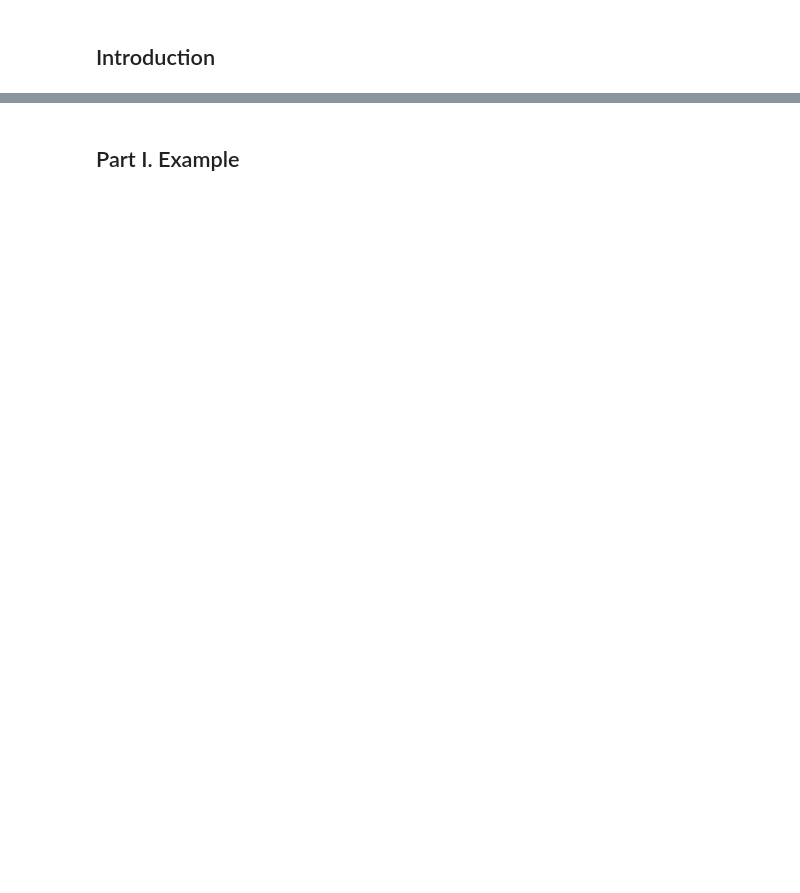
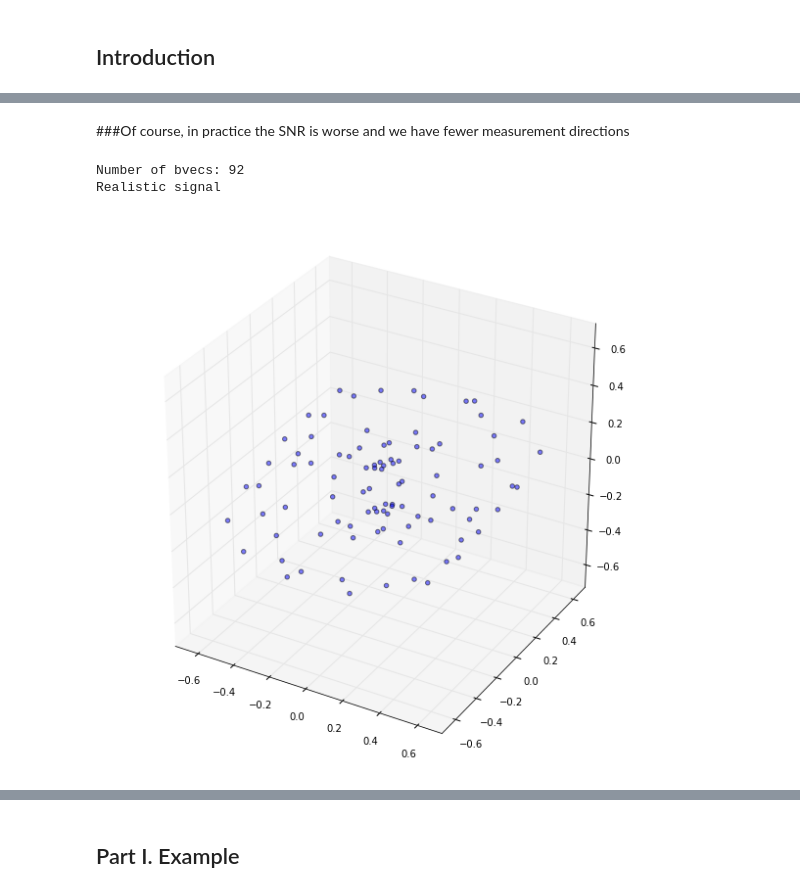
Before and after one commit to snarles/donuts2, a Jupyter notebook: spark/simulations.ipynb, the cells around one changed output, grey strips where cells are left out. Cells and saved outputs as stored; diff of their text form; code cells hidden in the pictures; blank space fills up the shorter version.

```diff
--- a/spark/simulations.ipynb
+++ b/spark/simulations.ipynb
@@ -17,0 +82,27 @@ f.close()
+# %% [markdown]
+###Of course, in practice the SNR is worse and we have fewer measurement directions
+# %%
+pylab.rcParams['figure.figsize'] = (10.0, 10.0)
+bvecs = geosphere(3) # measurement directions
+print('Number of bvecs: ' + str(np.shape(bvecs)[0]))
+w0 = np.ones(3)/3.0 # relative proporties of fiber populations
+mu0 = np.squeeze(np.dot(ste_tan_kappa(2 * vox_dirs, bvecs), w0)) # noiseless signal
+df = 64 # twice the number of coils
+sigma0 = 0.1/sqrt(df) # noise per coil
+y = rvs_ncx2(df, mu0, sigma=sigma0) # observed magnitude
+muhat = np.sqrt(y) # naive estimate of signal: square root of magnitude
+fig = plt.figure()
+ax = fig.add_subplot(111, projection='3d')
+ax.scatter(bvecs[:, 0]*muhat, \
+           bvecs[:, 1]*muhat, \
+           bvecs[:, 2]*muhat, \
+           alpha = 0.5)
+plotscale = .7
+ax.set_xlim3d(-plotscale, plotscale)
+ax.set_ylim3d(-plotscale, plotscale)
+ax.set_zlim3d(-plotscale, plotscale)
+print("Realistic signal")
+# %% [output]
+Number of bvecs: 92
+Realistic signal
+[figure, added]
```
Also changed, not shown: parts of 7 cells of this notebook, 2 other files.
